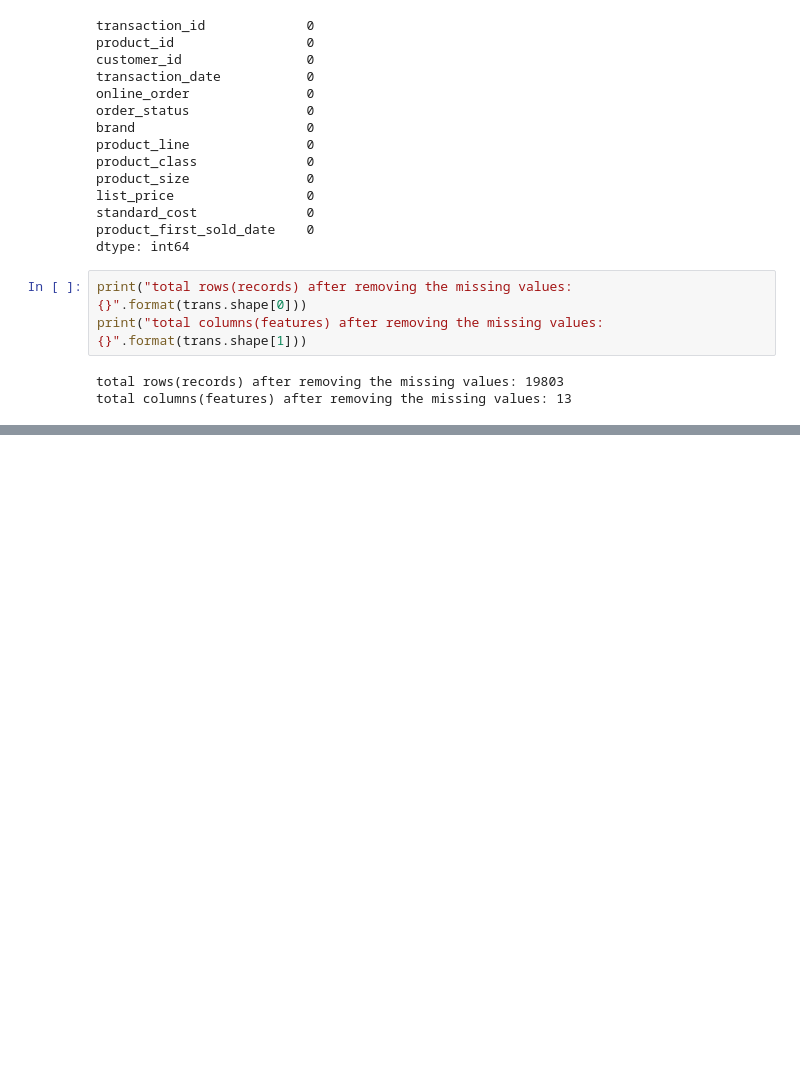
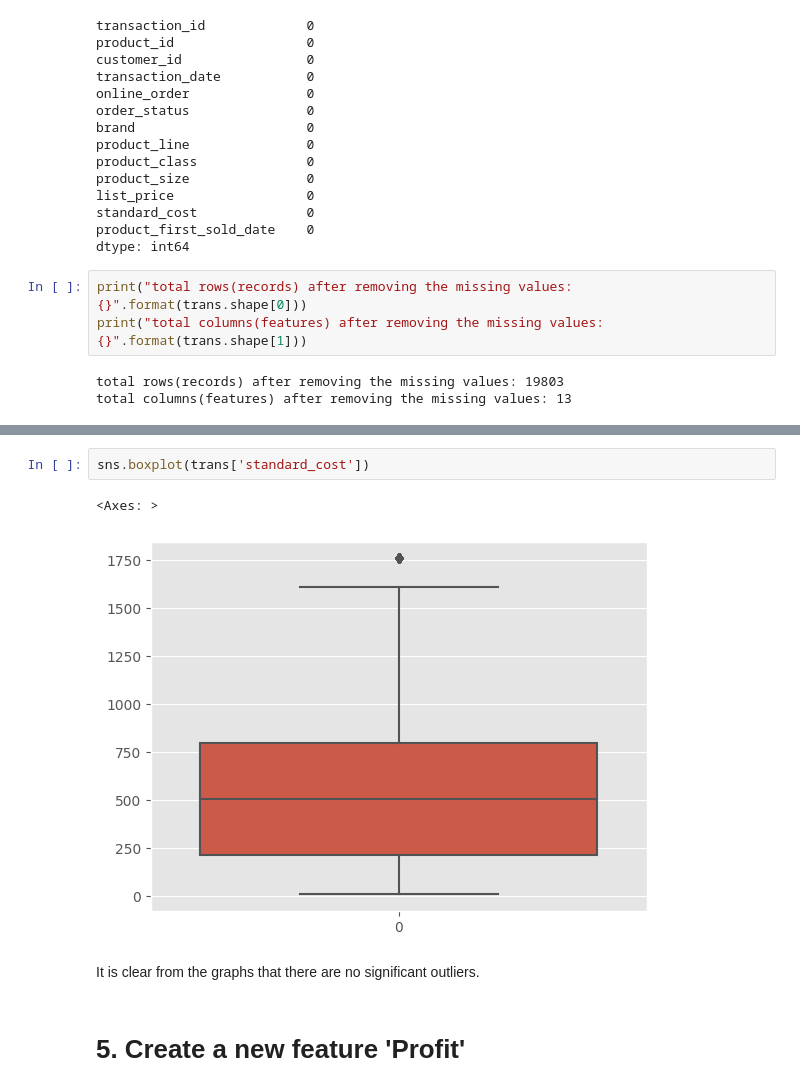
Before and after one commit to AryaChirag/Bicycle-sales, a Jupyter notebook: Data_cleaning_transactions.ipynb, the cells around one changed output, grey strips where cells are left out. Cells and saved outputs as stored; diff of their text form; blank space fills up the shorter version.

```diff
--- a/Data_cleaning_transactions.ipynb
+++ b/Data_cleaning_transactions.ipynb
@@ -185 +344,10 @@ total columns(features) after removing the missing values: 13
+# %%
+sns.boxplot(trans['standard_cost'])
+# %% [output]
+<Axes: >
+[figure, added]
+# %% [markdown]
+It is clear from the graphs that there are no significant outliers.
+# %% [markdown]
+# 5. Create a new feature 'Profit'
 # %%
```
Also changed, not shown: parts of 48 cells of this notebook.
